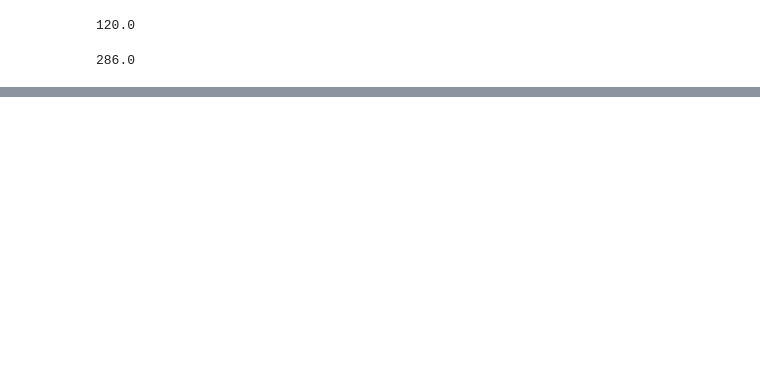
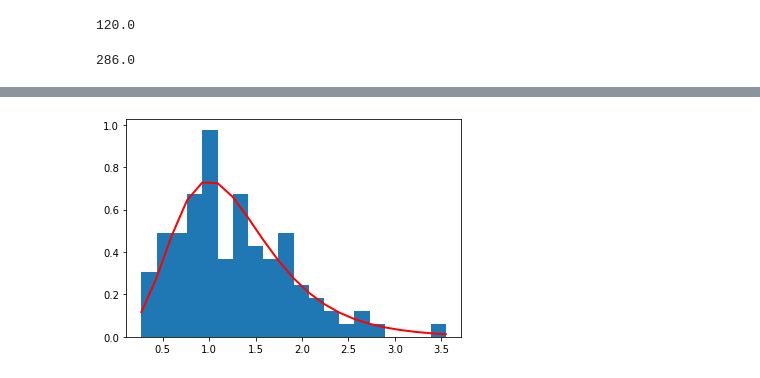
Before and after one commit to Ruairi8/FoDA-assessment, a Jupyter notebook: practicals/Topic2Randomness.ipynb, the cells around one changed output, grey strips where cells are left out. Saved outputs shown, nothing was run; the diff lists cells and outputs as text; code cells hidden in the pictures; blank space fills up the shorter version.

```diff
--- a/practicals/Topic2Randomness.ipynb
+++ b/practicals/Topic2Randomness.ipynb
@@ -34,0 +75,11 @@ Te
+# %%
+x = np.random.default_rng()
+mu, beta = 1, 0.5 # location and scale
+s = x.gumbel(mu, beta, 100)
+count, bins, ignored = plt.hist(s, 20, density=True)
+plt.plot(bins, (1/beta)*np.exp(-(bins - mu)/beta)
+         * np.exp( -np.exp( -(bins - mu) /beta) ),
+         linewidth=2, color='r')
+plt.show()
+# %% [output]
+[figure, added]
```
Also changed, not shown: parts of 20 cells of this notebook.
